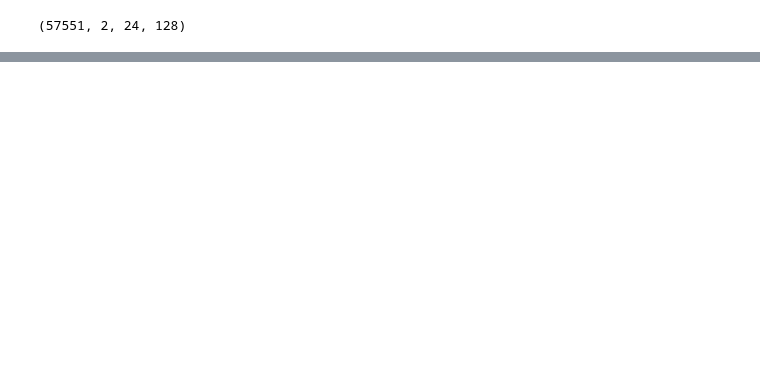
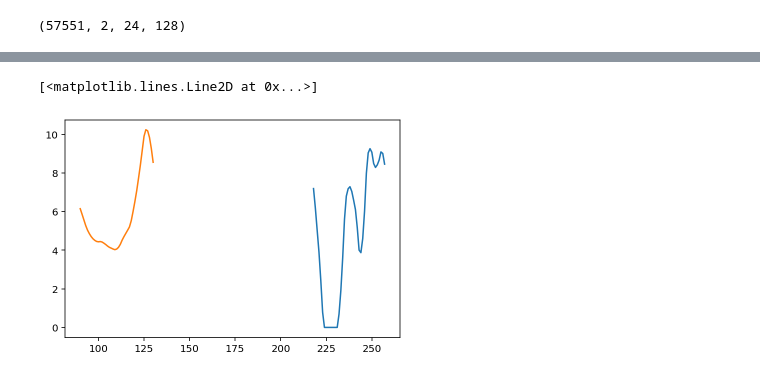
Before and after one commit to HarteminkLab/chromatin-transformers, a Jupyter notebook: Cell Cycle Chromatin Data.ipynb, the cells around one changed output, grey strips where cells are left out. Saved outputs shown, nothing was run; the diff lists cells and outputs as text; code cells hidden in the pictures; blank space fills up the shorter version.

```diff
--- a/Cell Cycle Chromatin Data.ipynb
+++ b/Cell Cycle Chromatin Data.ipynb
@@ -215,0 +243,14 @@ timer.print_time()
+# %%
+heatmaps.shape
+
+#x = range(90, 131)
+#plt.plot(x, heatmaps[x, 2, 8])
+
+x = range(218, 258)
+plt.plot(x, heatmaps[x, 2, 8])
+
+x = range(90, 131)
+plt.plot(x, heatmaps[x, 2, 8])
+# %% [output]
+[<matplotlib.lines.Line2D at 0x...>]
+[figure, added]
```
Also changed, not shown: parts of 25 cells of this notebook, 5 other files.
